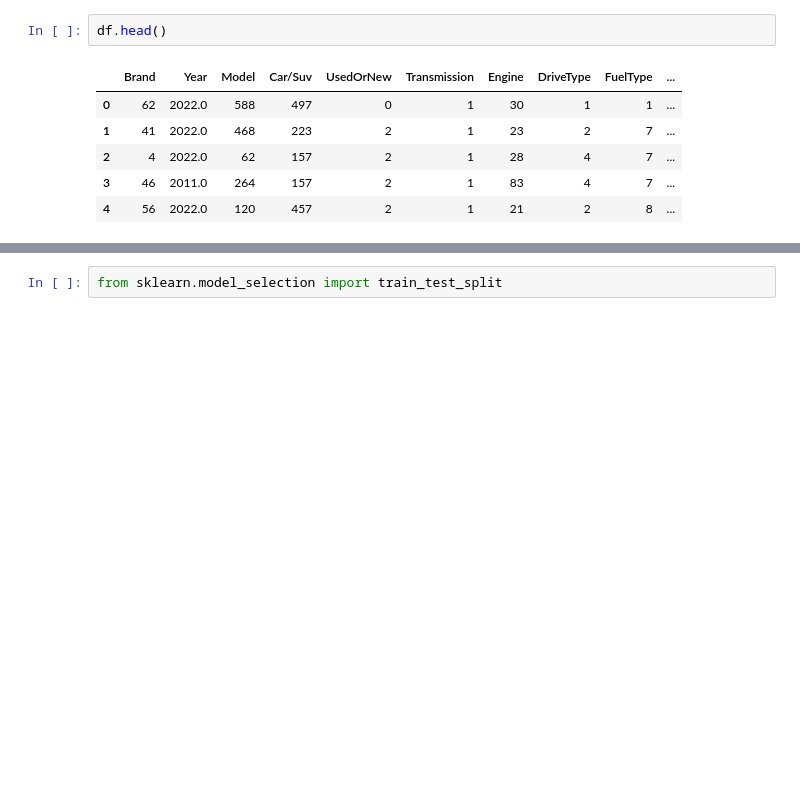
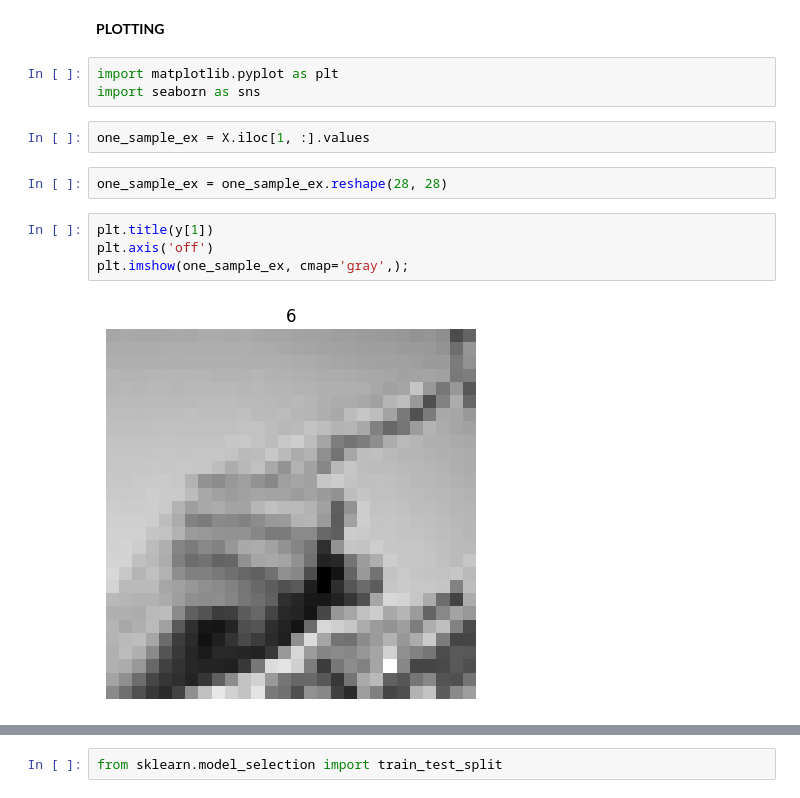
Before and after one commit to Venchislav/Neural-Networks, a Jupyter notebook: main.ipynb, the cells around one changed output, grey strips where cells are left out. Saved outputs shown, nothing was run; the diff lists cells and outputs as text; blank space fills up the shorter version.

```diff
--- a/main.ipynb
+++ b/main.ipynb
@@ -389,9 +41,15 @@ cols = df.columns
-# %%
-df.head()
-# %% [output]
-|  | Brand | Year | Model | Car/Suv | UsedOrNew | Transmission | Engine | DriveType | FuelType | ... |
-| 0 | 62 | 2022.0 | 588 | 497 | 0 | 1 | 30 | 1 | 1 | ... |
-| 1 | 41 | 2022.0 | 468 | 223 | 2 | 1 | 23 | 2 | 7 | ... |
-| 2 | 4 | 2022.0 | 62 | 157 | 2 | 1 | 28 | 4 | 7 | ... |
-| 3 | 46 | 2011.0 | 264 | 157 | 2 | 1 | 83 | 4 | 7 | ... |
-| 4 | 56 | 2022.0 | 120 | 457 | 2 | 1 | 21 | 2 | 8 | ... |
+# %% [markdown]
+**PLOTTING**
+# %%
+import matplotlib.pyplot as plt
+import seaborn as sns
+# %%
+one_sample_ex = X.iloc[1, :].values
+# %%
+one_sample_ex = one_sample_ex.reshape(28, 28)
+# %%
+plt.title(y[1])
+plt.axis('off')
+plt.imshow(one_sample_ex, cmap='gray',);
+# %% [output]
+[figure, added]
```
Also changed, not shown: parts of 83 cells of this notebook.
